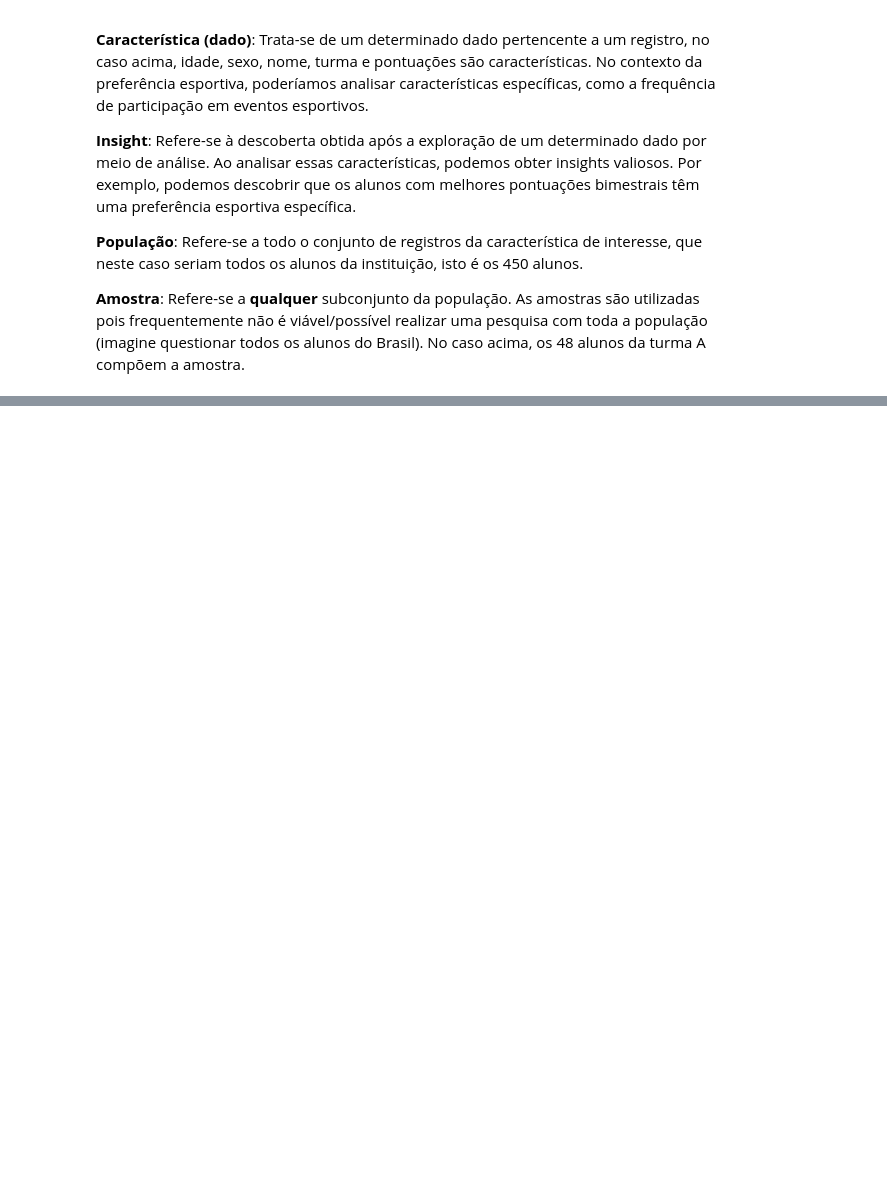
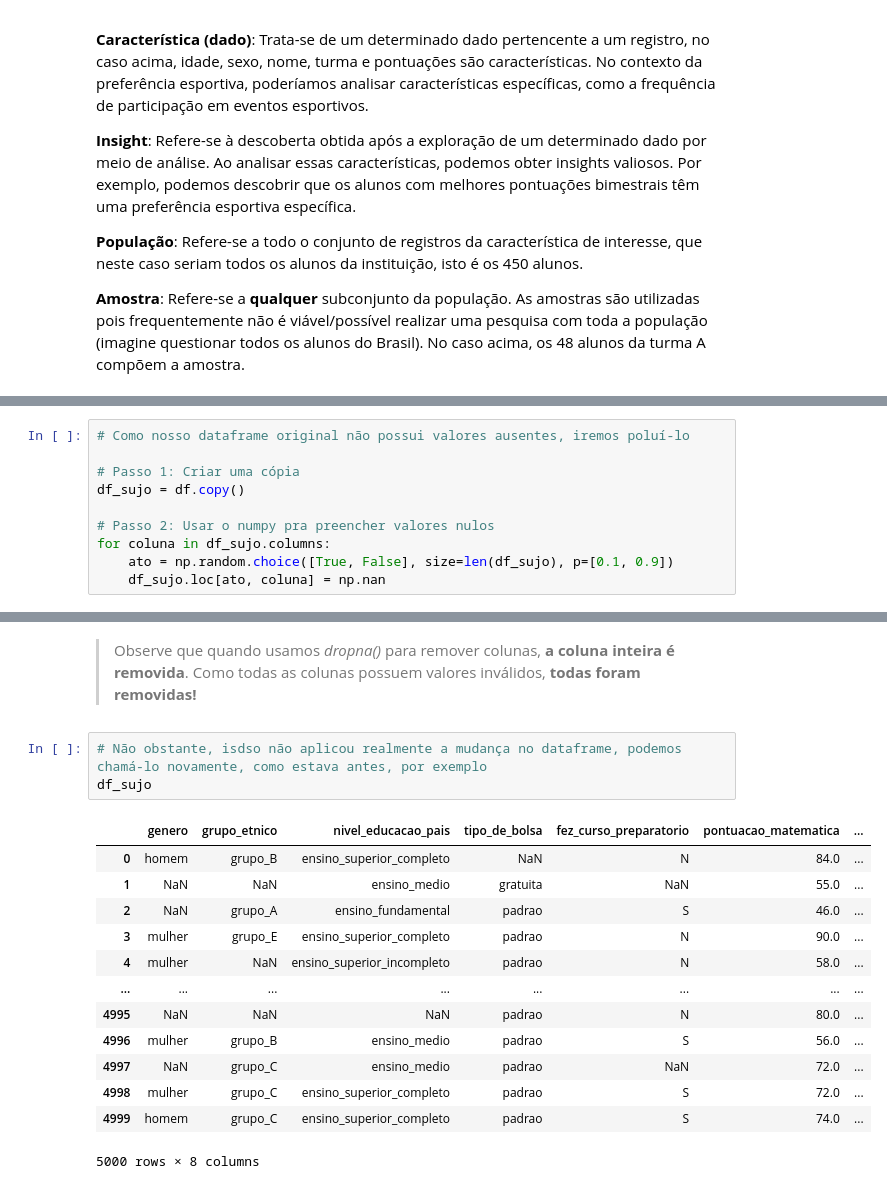
Before and after one commit to CaesarDuarte/data-science-studies, a Jupyter notebook: analise-exploratoria/analise-exploratoria-de-dados.ipynb, the cells around one changed output, grey strips where cells are left out. Drawn from its saved outputs; the diff is of its cells as text; blank space fills up the shorter version.

```diff
--- a/analise-exploratoria/analise-exploratoria-de-dados.ipynb
+++ b/analise-exploratoria/analise-exploratoria-de-dados.ipynb
@@ -74,0 +208,10 @@ import numpy as np # Usaremos a biblioteca numpy para operações matemáticas
+# %%
+# Como nosso dataframe original não possui valores ausentes, iremos poluí-lo
+
+# Passo 1: Criar uma cópia
+df_sujo = df.copy()
+
+# Passo 2: Usar o numpy pra preencher valores nulos
+for coluna in df_sujo.columns:
+    ato = np.random.choice([True, False], size=len(df_sujo), p=[0.1, 0.9])
+    df_sujo.loc[ato, coluna] = np.nan
@@ -74,0 +257,19 @@ import numpy as np # Usaremos a biblioteca numpy para operações matemáticas
+# %% [markdown]
+> Observe que quando usamos *dropna()* para remover colunas, **a coluna inteira é removida**. Como todas as colunas possuem valores inválidos, **todas foram removidas!**
+# %%
+# Não obstante, isdso não aplicou realmente a mudança no dataframe, podemos chamá-lo novamente, como estava antes, por exemplo
+df_sujo
+# %% [output]
+|  | genero | grupo_etnico | nivel_educacao_pais | tipo_de_bolsa | fez_curso_preparatorio | pontuacao_matematica | ... |
+| 0 | homem | grupo_B | ensino_superior_completo | NaN | N | 84.0 | ... |
+| 1 | NaN | NaN | ensino_medio | gratuita | NaN | 55.0 | ... |
+| 2 | NaN | grupo_A | ensino_fundamental | padrao | S | 46.0 | ... |
+| 3 | mulher | grupo_E | ensino_superior_completo | padrao | N | 90.0 | ... |
+| 4 | mulher | NaN | ensino_superior_incompleto | padrao | N | 58.0 | ... |
+| ... | ... | ... | ... | ... | ... | ... | ... |
+| 4995 | NaN | NaN | NaN | padrao | N | 80.0 | ... |
+| 4996 | mulher | grupo_B | ensino_medio | padrao | S | 56.0 | ... |
+| 4997 | NaN | grupo_C | ensino_medio | padrao | NaN | 72.0 | ... |
+| 4998 | mulher | grupo_C | ensino_superior_completo | padrao | S | 72.0 | ... |
+| 4999 | homem | grupo_C | ensino_superior_completo | padrao | S | 74.0 | ... |
+5000 rows × 8 columns
```
Also changed, not shown: parts of 40 cells of this notebook, 1 other file.
